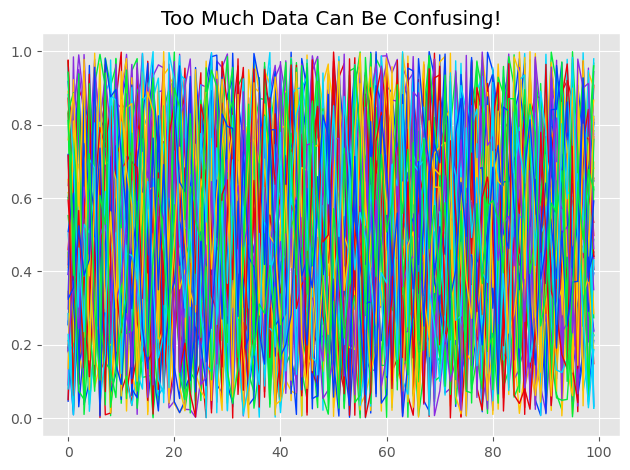
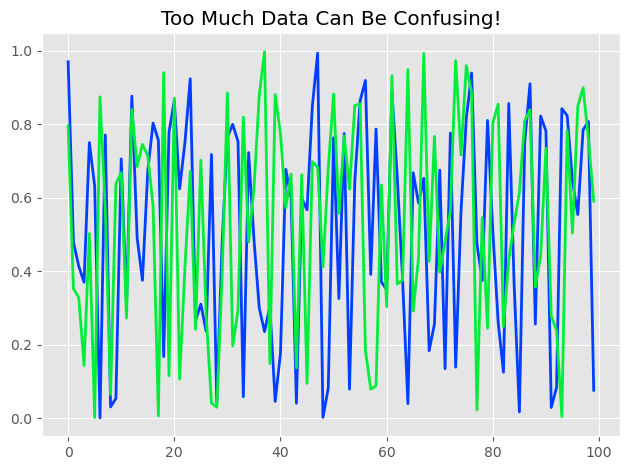
Code edit (unified diff) that turned the first committed figure into the second:
--- before
+++ after
@@ -1,6 +1,6 @@
 import numpy as np
 
-for i in range(50):
-    plt.plot(np.random.rand(100), linewidth=1)
+for i in range(2):
+    plt.plot(np.random.rand(100), linewidth=2)
 
 plt.title("Too Much Data Can Be Confusing!")

Commit: first assignment done: